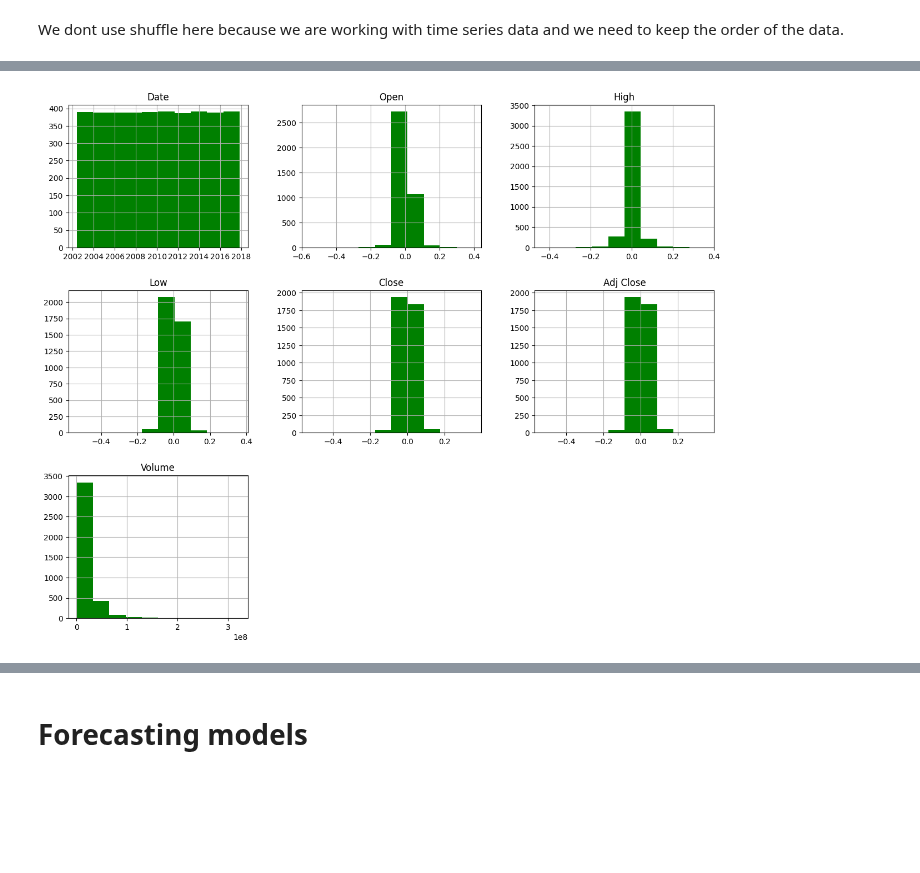
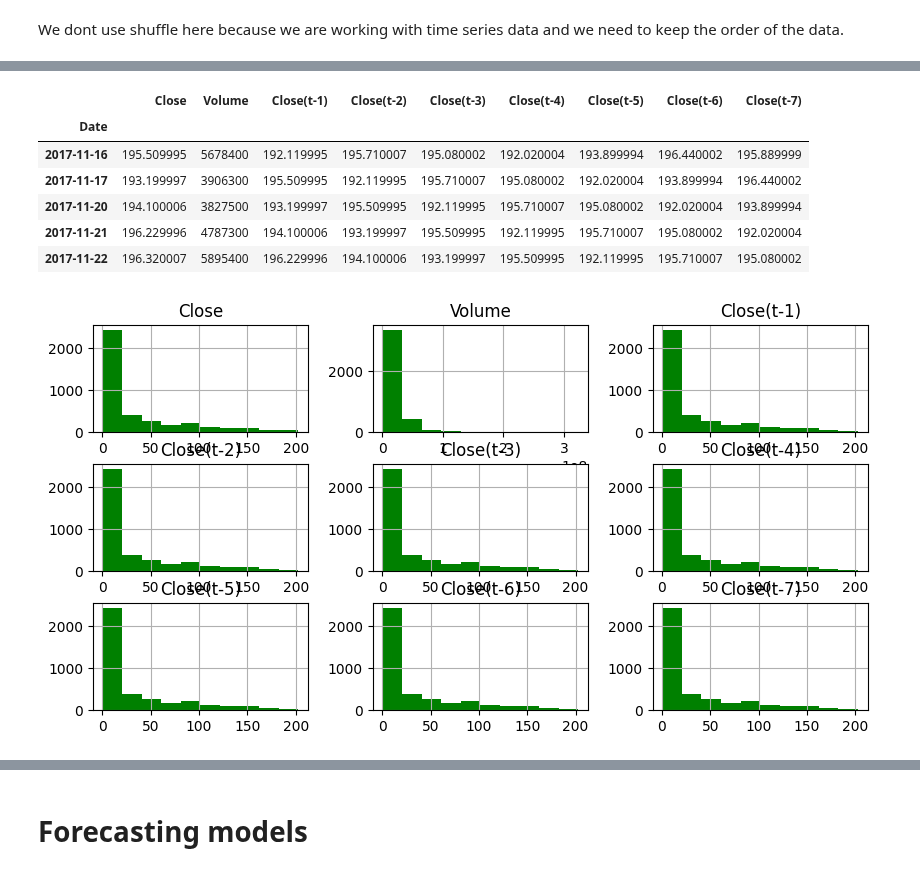
Before and after one commit to myrres0/IAU-2024, a Jupyter notebook: phase-4.ipynb, the cells around one changed output, grey strips where cells are left out. Saved outputs shown, nothing was run; the diff lists cells and outputs as text; code cells hidden in the pictures; blank space fills up the shorter version.

```diff
--- a/phase-4.ipynb
+++ b/phase-4.ipynb
@@ -327,4 +246,6 @@ Let's split data into train and test data.
 # %%
-train_data, test_data = train_test_split(stationarized_data, test_size=0.15, shuffle=False)
+netflix_data = netflix_data[['Date', 'Close', 'Volume']]
+
+train_data, test_data = train_test_split(netflix_data, test_size=0.15, shuffle=False)
 # %% [markdown]
 We dont use shuffle here because we are working with time series data and we need to keep the order of the data.
@@ -330,0 +269,16 @@ We dont use shuffle here because we are working with time series data and we nee
+# %%
+def prepare_data(df, n_steps):
+    df = dc(df)
+
+    df.set_index('Date', inplace=True)
+
+    for i in range(1, n_steps+1):
+        df[f'Close(t-{i})'] = df['Close'].shift(i)
+
+    df.dropna(inplace=True)
+
+    return df
+
+lookback = 7
+train_data = prepare_data(train_data, lookback)
+train_data.head()
@@ -331,5 +293,16 @@ We dont use shuffle here because we are working with time series data and we nee
+# %%
+test_data = prepare_data(test_data, lookback)
+test_data.head()
+# %% [output]
+|  | Close | Volume | Close(t-1) | Close(t-2) | Close(t-3) | Close(t-4) | Close(t-5) | Close(t-6) | Close(t-7) |
+| Date |  |  |  |  |  |  |  |  |  |
+| 2017-11-16 | 195.509995 | 5678400 | 192.119995 | 195.710007 | 195.080002 | 192.020004 | 193.899994 | 196.440002 | 195.889999 |
+| 2017-11-17 | 193.199997 | 3906300 | 195.509995 | 192.119995 | 195.710007 | 195.080002 | 192.020004 | 193.899994 | 196.440002 |
+| 2017-11-20 | 194.100006 | 3827500 | 193.199997 | 195.509995 | 192.119995 | 195.710007 | 195.080002 | 192.020004 | 193.899994 |
+| 2017-11-21 | 196.229996 | 4787300 | 194.100006 | 193.199997 | 195.509995 | 192.119995 | 195.710007 | 195.080002 | 192.020004 |
+| 2017-11-22 | 196.320007 | 5895400 | 196.229996 | 194.100006 | 193.199997 | 195.509995 | 192.119995 | 195.710007 | 195.080002 |
 # %%
-train_data.hist(figsize=(15, 12), color='green')
+train_data.hist(figsize=(10, 5), color='green')
 plt.show()
 # %% [output]
-[figure, old version]
+[figure, new version]
```
Also changed, not shown: parts of 16 cells of this notebook.
